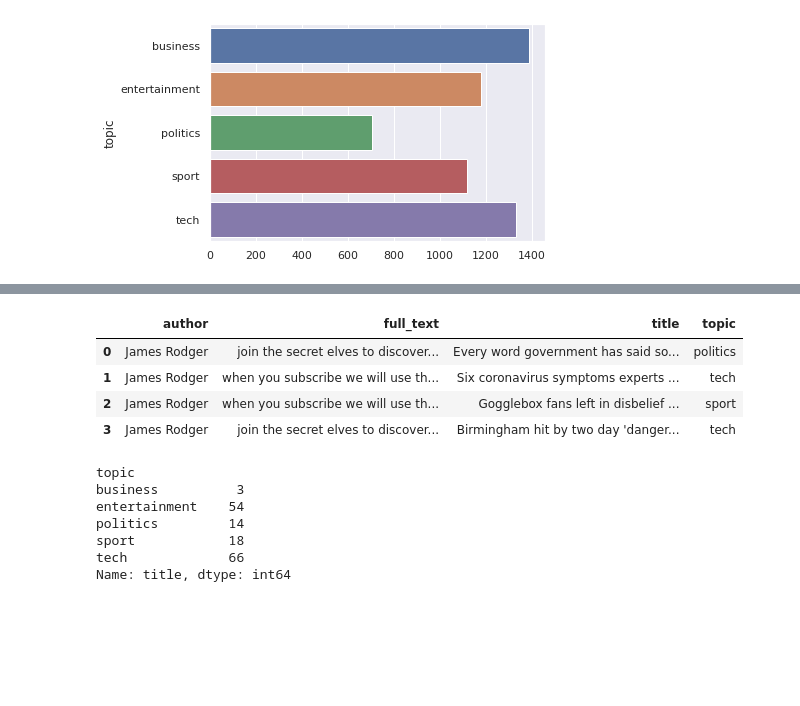
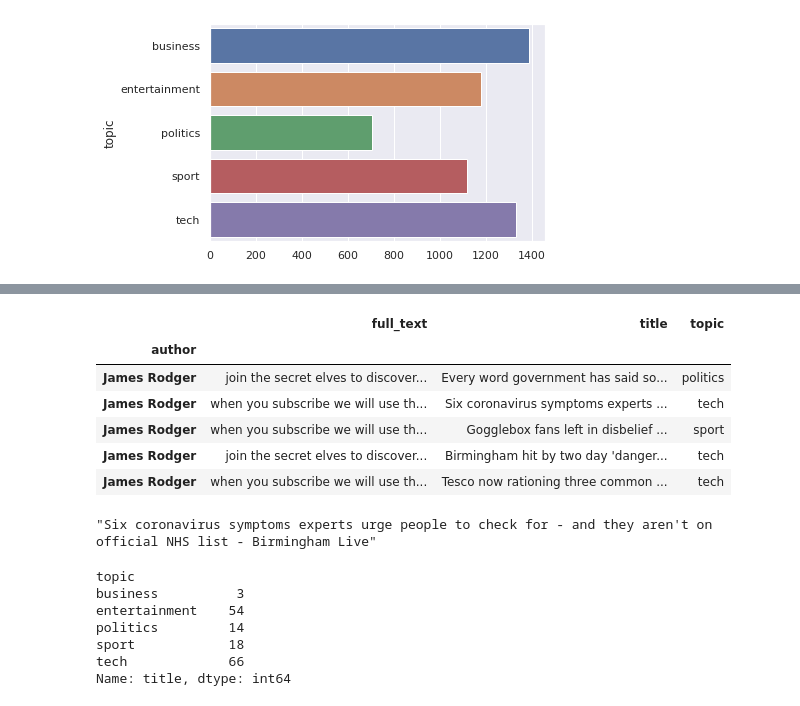
Before and after one commit to pavi-ninjaac/Specrom_Analysis, a Jupyter notebook: EDA.ipynb, the cells around one changed output, grey strips where cells are left out. Saved outputs shown, nothing was run; the diff lists cells and outputs as text; code cells hidden in the pictures; blank space fills up the shorter version.

```diff
--- a/EDA.ipynb
+++ b/EDA.ipynb
@@ -497,14 +498,21 @@ memory usage: 18.3+ KB
 # %%
 #select the needed columns
 col = ['author','full_text','title','topic']
 data_top_5_author = data[col]
-data_top_5_author.head(4)
+data_top_5_author = data_top_5_author.set_index('author')
+data_top_5_author.head(5)
 # %% [output]
-|  | author | full_text | title | topic |
-| 0 | James Rodger | join the secret elves to discover... | Every word government has said so... | politics |
-| 1 | James Rodger | when you subscribe we will use th... | Six coronavirus symptoms experts ... | tech |
-| 2 | James Rodger | when you subscribe we will use th... | Gogglebox fans left in disbelief ... | sport |
-| 3 | James Rodger | join the secret elves to discover... | Birmingham hit by two day 'danger... | tech |
+|  | full_text | title | topic |
+| author |  |  |  |
+| James Rodger | join the secret elves to discover... | Every word government has said so... | politics |
+| James Rodger | when you subscribe we will use th... | Six coronavirus symptoms experts ... | tech |
+| James Rodger | when you subscribe we will use th... | Gogglebox fans left in disbelief ... | sport |
+| James Rodger | join the secret elves to discover... | Birmingham hit by two day 'danger... | tech |
+| James Rodger | when you subscribe we will use th... | Tesco now rationing three common ... | tech |
+# %%
+data_top_5_author.loc['James Rodger','title'][1]
+# %% [output]
+"Six coronavirus symptoms experts urge people to check for - and they aren't on official NHS list - Birmingham Live"
 # %%
 group_topic_5 = data_top_5_author.groupby(['topic'])['title'].count()
 group_topic_5
```
Also changed, not shown: parts of 6 cells of this notebook.
